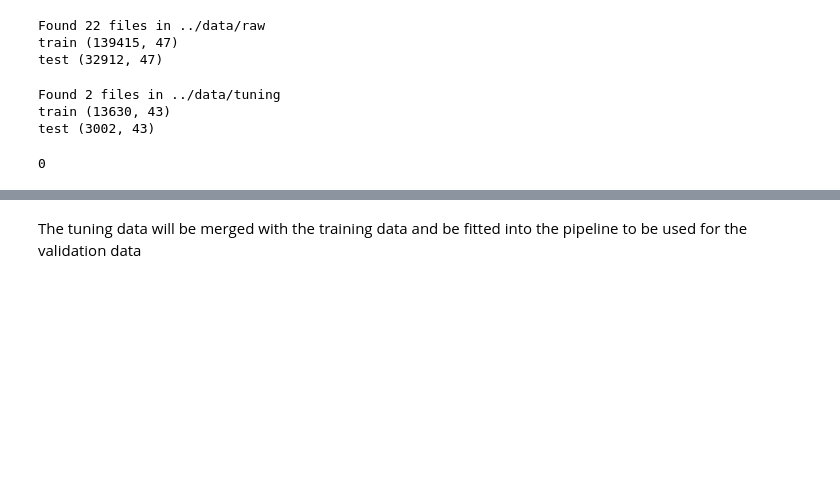
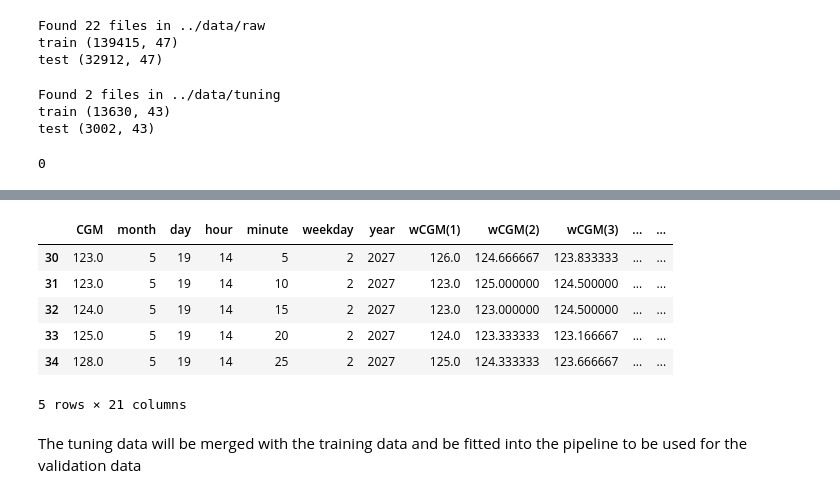
Before and after one commit to Khochawongwat/GlucoseFromRollingBollingers, a Jupyter notebook: src/model.ipynb, the cells around one changed output, grey strips where cells are left out. Saved outputs shown, nothing was run; the diff lists cells and outputs as text; code cells hidden in the pictures; blank space fills up the shorter version.

```diff
--- a/src/model.ipynb
+++ b/src/model.ipynb
@@ -70,3 +104,13 @@ test_data = get_any_dataset(dataset['test'], dataset['train'])
+# %%
+train_data.head()
+# %% [output]
+|  | CGM | month | day | hour | minute | weekday | year | wCGM(1) | wCGM(2) | wCGM(3) | ... | ... |
+| 30 | 123.0 | 5 | 19 | 14 | 5 | 2 | 2027 | 126.0 | 124.666667 | 123.833333 | ... | ... |
+| 31 | 123.0 | 5 | 19 | 14 | 10 | 2 | 2027 | 123.0 | 125.000000 | 124.500000 | ... | ... |
+| 32 | 124.0 | 5 | 19 | 14 | 15 | 2 | 2027 | 123.0 | 123.000000 | 124.500000 | ... | ... |
+| 33 | 125.0 | 5 | 19 | 14 | 20 | 2 | 2027 | 124.0 | 123.333333 | 123.166667 | ... | ... |
+| 34 | 128.0 | 5 | 19 | 14 | 25 | 2 | 2027 | 125.0 | 124.333333 | 123.666667 | ... | ... |
+5 rows × 21 columns
 # %% [markdown]
 The tuning data will be merged with the training data and be fitted into the pipeline to be used for the validation data
 # %%
```
Also changed, not shown: parts of 13 cells of this notebook, 4 other files.
